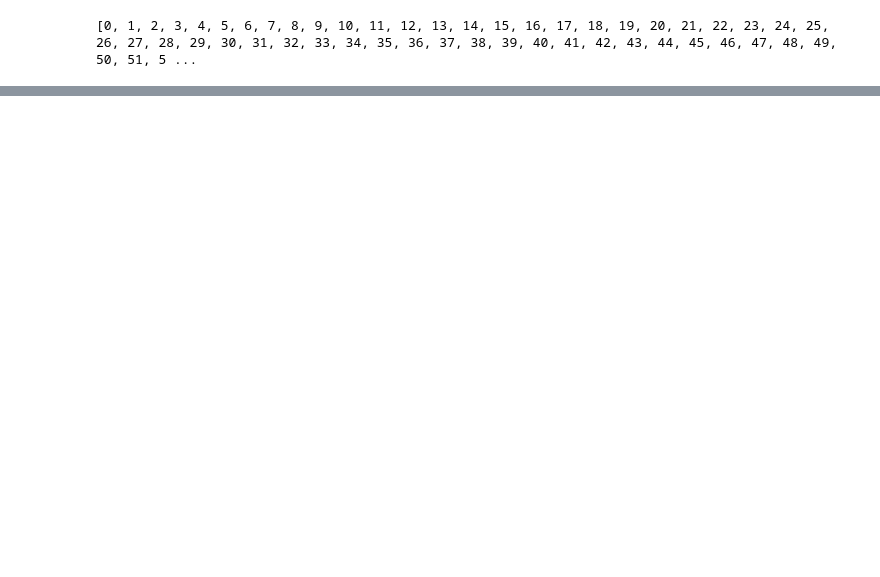
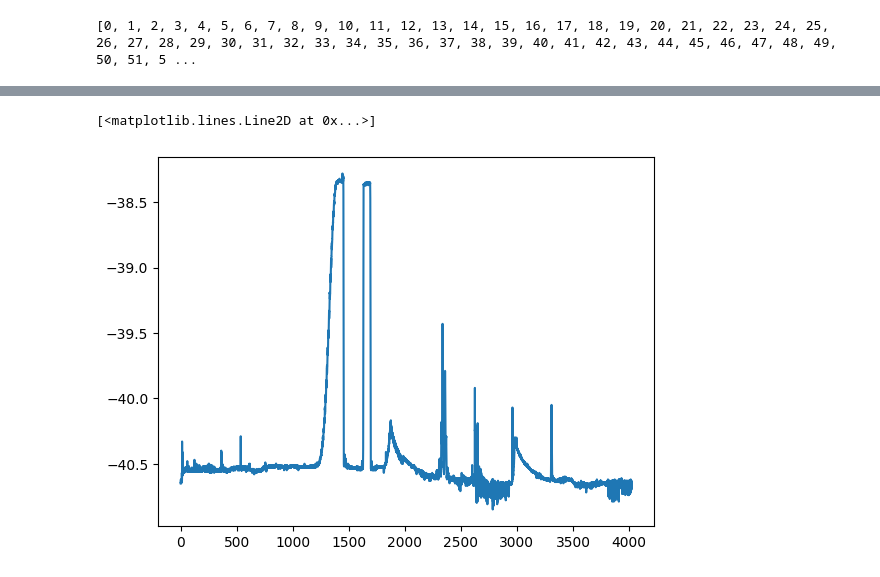
Before and after one commit to ChristoSmith1/TestingSuite, a Jupyter notebook: elevation_column_playground.ipynb, the cells around one changed output, grey strips where cells are left out. Cells and saved outputs as stored; diff of their text form; code cells hidden in the pictures; blank space fills up the shorter version.

```diff
--- a/elevation_column_playground.ipynb
+++ b/elevation_column_playground.ipynb
@@ -105,0 +205,5 @@ plt.plot(data["elapsed"],data["azimuth"])
+# %%
+plt.plot(data["elapsed"],data["power"])
+# %% [output]
+[<matplotlib.lines.Line2D at 0x...>]
+[figure, added]
```
Also changed, not shown: parts of 6 cells of this notebook, 1 other file.
